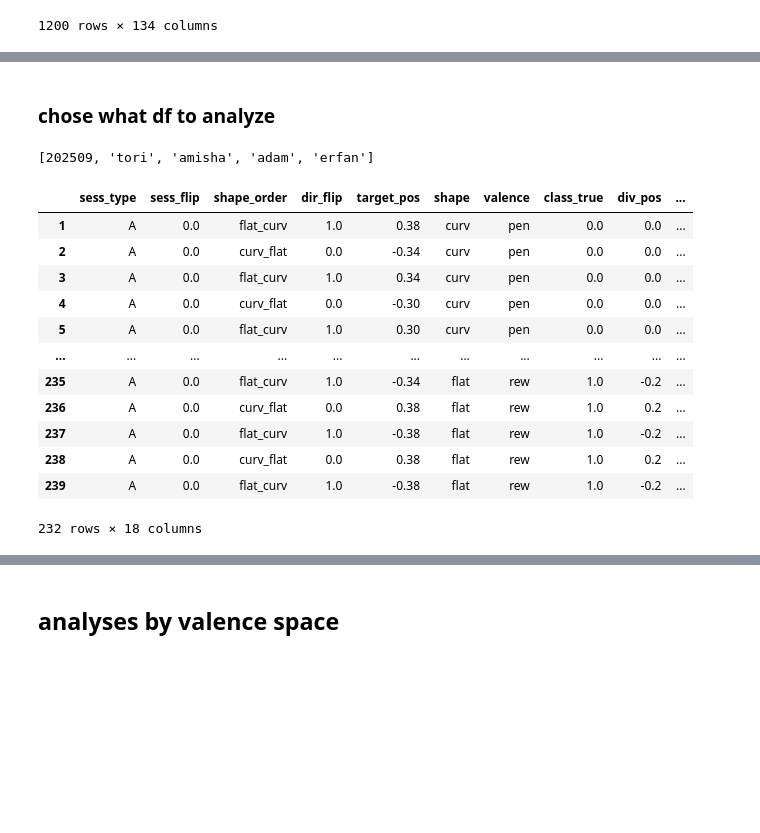
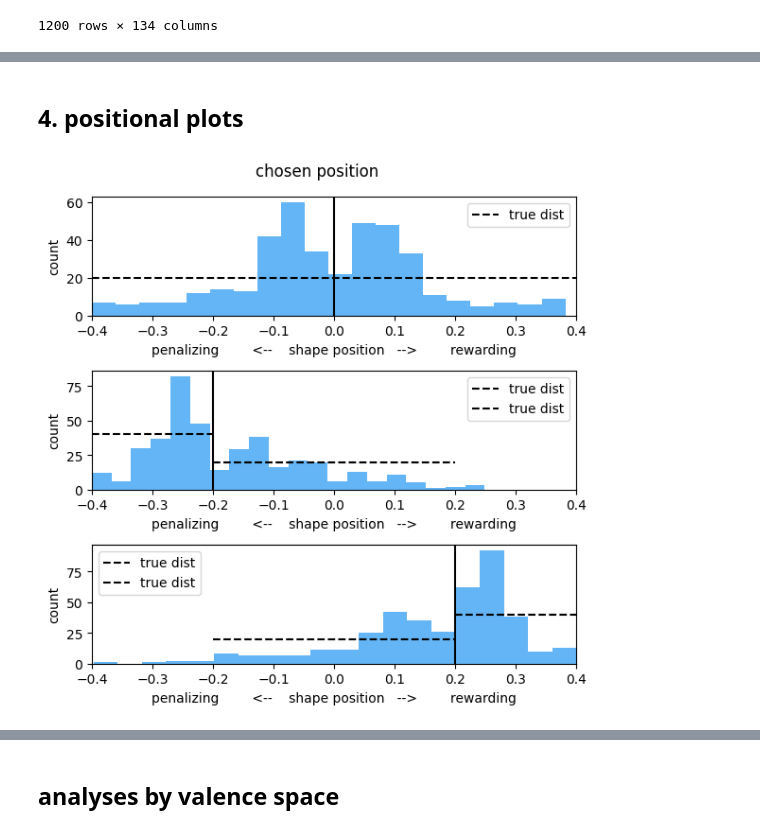
Before and after one commit to siyer7/asymmetry_design, a Jupyter notebook: code/beh_analyses.ipynb, the cells around one changed output, grey strips where cells are left out. Drawn from its saved outputs; the diff is of its cells as text; code cells hidden in the pictures; blank space fills up the shorter version.

```diff
--- a/code/beh_analyses.ipynb
+++ b/code/beh_analyses.ipynb
@@ -184,22 +223,31 @@ plt.show()
-# %% [markdown]
-### chose what df to analyze
-# %%
-print(subjs)
-subj = subjs[0]
-df_analysis = df_subjs[df_subjs['subj'] == subj].copy()
-df_analysis[disp_cols]
-# %% [output]
-[202509, 'tori', 'amisha', 'adam', 'erfan']
-|  | sess_type | sess_flip | shape_order | dir_flip | target_pos | shape | valence | class_true | div_pos | ... |
-| 1 | A | 0.0 | flat_curv | 1.0 | 0.38 | curv | pen | 0.0 | 0.0 | ... |
-| 2 | A | 0.0 | curv_flat | 0.0 | -0.34 | curv | pen | 0.0 | 0.0 | ... |
-| 3 | A | 0.0 | flat_curv | 1.0 | 0.34 | curv | pen | 0.0 | 0.0 | ... |
-| 4 | A | 0.0 | curv_flat | 0.0 | -0.30 | curv | pen | 0.0 | 0.0 | ... |
-| 5 | A | 0.0 | flat_curv | 1.0 | 0.30 | curv | pen | 0.0 | 0.0 | ... |
-| ... | ... | ... | ... | ... | ... | ... | ... | ... | ... | ... |
-| 235 | A | 0.0 | flat_curv | 1.0 | -0.34 | flat | rew | 1.0 | -0.2 | ... |
-| 236 | A | 0.0 | curv_flat | 0.0 | 0.38 | flat | rew | 1.0 | 0.2 | ... |
-| 237 | A | 0.0 | flat_curv | 1.0 | -0.38 | flat | rew | 1.0 | -0.2 | ... |
-| 238 | A | 0.0 | curv_flat | 0.0 | 0.38 | flat | rew | 1.0 | 0.2 | ... |
-| 239 | A | 0.0 | flat_curv | 1.0 | -0.38 | flat | rew | 1.0 | -0.2 | ... |
-232 rows × 18 columns
+# %% [markdown]
+## 4. positional plots
+# %%
+fig, axs = plt.subplots(3, 1, figsize=(6, 6))
+axs, ax = axs.flatten(), 0
+
+base_count = len(df_analysis)/3/20
+comp_count = len(df_analysis)/3/20*2
+
+for cond, cond_df in df_analysis.groupby('condition'):
+
+    axs[ax].set(xlabel='penalizing        <--    shape position   -->        rewarding', ylabel='count', xlim=(-.4, .4))
+    axs[ax].hist(cond_df['chosen_pos_aligned'], bins=20, color='#64B5F6')
+    if cond == 'baseline':
+        axs[ax].axhline(base_count, color='black', linestyle='--', label='true dist')
+    elif cond == 'pen_comp':
+        axs[ax].hlines(comp_count, -.4, -.2, color='black', linestyle='--', label='true dist')
+        axs[ax].hlines(base_count, -.2, .2, color='black', linestyle='--', label='true dist')
+    elif cond == 'rew_comp':
+        axs[ax].hlines(base_count, -.2, .2, color='black', linestyle='--', label='true dist')
+        axs[ax].hlines(comp_count, .2, .4, color='black', linestyle='--', label='true dist')
+    axs[ax].axvline(cond_df['div_pos_aligned'].iloc[0], color='black', linestyle='-')
+    axs[ax].legend()
+    ax += 1
+
+
+plt.suptitle('chosen position')
+plt.tight_layout()
+plt.show()
+# %% [output]
+[figure, added]
```
Also changed, not shown: parts of 23 cells of this notebook, 1 other file.
